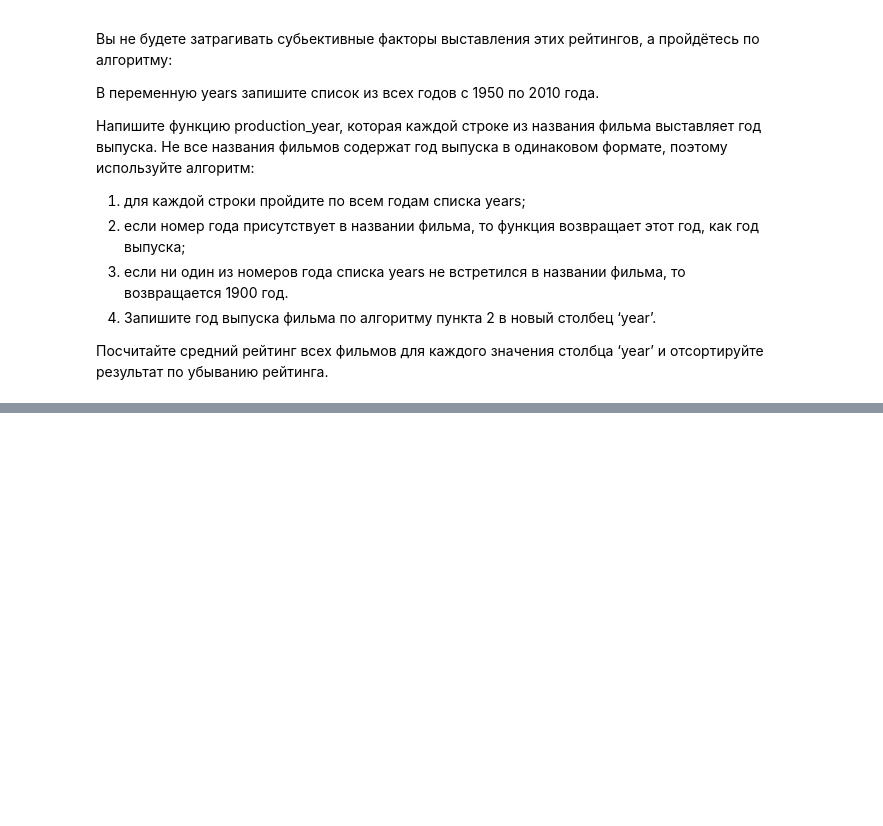
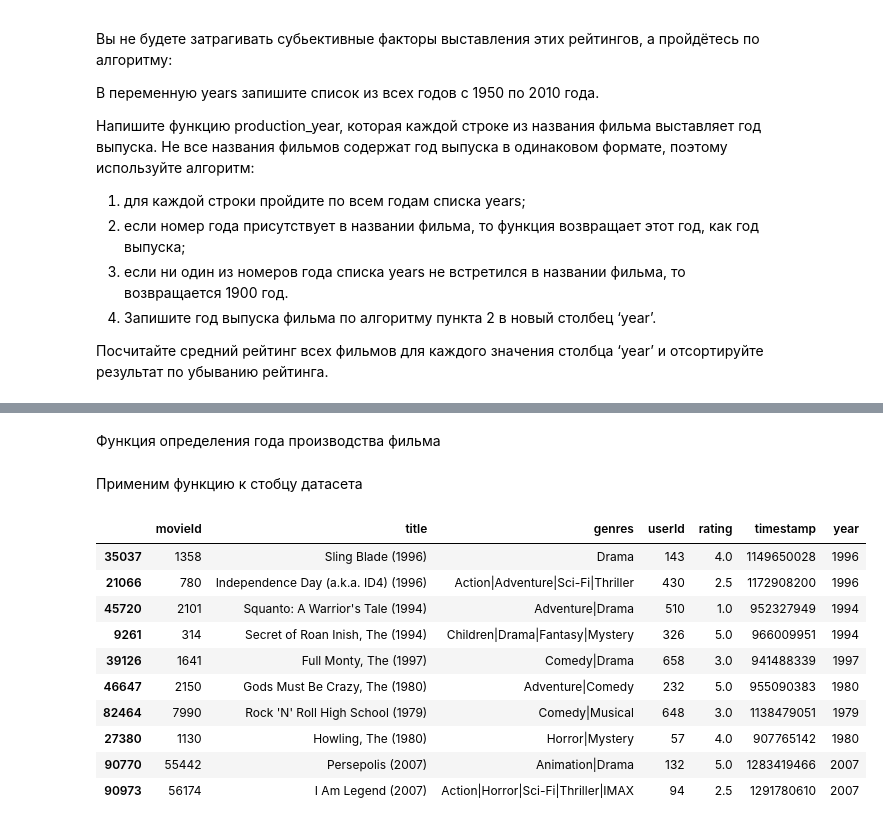
Before and after one commit to nik-gorby/PYDA-64, a Jupyter notebook: HW_9/hw9.ipynb, the cells around one changed output, grey strips where cells are left out. Drawn from its saved outputs; the diff is of its cells as text; code cells hidden in the pictures; blank space fills up the shorter version.

```diff
--- a/HW_9/hw9.ipynb
+++ b/HW_9/hw9.ipynb
@@ -194,0 +215,2 @@ df_kewords[df_kewords['region'] == 'Undefined'].sample(10)
+# %% [markdown]
+Функция определения года производства фильма
@@ -194,0 +231,17 @@ df_kewords[df_kewords['region'] == 'Undefined'].sample(10)
+# %% [markdown]
+Применим функцию к стобцу датасета
+# %%
+df_films_rating['year'] = df_films_rating['title'].apply(production_year)
+df_films_rating.sample(10)
+# %% [output]
+|  | movieId | title | genres | userId | rating | timestamp | year |
+| 35037 | 1358 | Sling Blade (1996) | Drama | 143 | 4.0 | 1149650028 | 1996 |
+| 21066 | 780 | Independence Day (a.k.a. ID4) (1996) | Action|Adventure|Sci-Fi|Thriller | 430 | 2.5 | 1172908200 | 1996 |
+| 45720 | 2101 | Squanto: A Warrior's Tale (1994) | Adventure|Drama | 510 | 1.0 | 952327949 | 1994 |
+| 9261 | 314 | Secret of Roan Inish, The (1994) | Children|Drama|Fantasy|Mystery | 326 | 5.0 | 966009951 | 1994 |
+| 39126 | 1641 | Full Monty, The (1997) | Comedy|Drama | 658 | 3.0 | 941488339 | 1997 |
+| 46647 | 2150 | Gods Must Be Crazy, The (1980) | Adventure|Comedy | 232 | 5.0 | 955090383 | 1980 |
+| 82464 | 7990 | Rock 'N' Roll High School (1979) | Comedy|Musical | 648 | 3.0 | 1138479051 | 1979 |
+| 27380 | 1130 | Howling, The (1980) | Horror|Mystery | 57 | 4.0 | 907765142 | 1980 |
+| 90770 | 55442 | Persepolis (2007) | Animation|Drama | 132 | 5.0 | 1283419466 | 2007 |
+| 90973 | 56174 | I Am Legend (2007) | Action|Horror|Sci-Fi|Thriller|IMAX | 94 | 2.5 | 1291780610 | 2007 |
```
Also changed, not shown: parts of 19 cells of this notebook.
